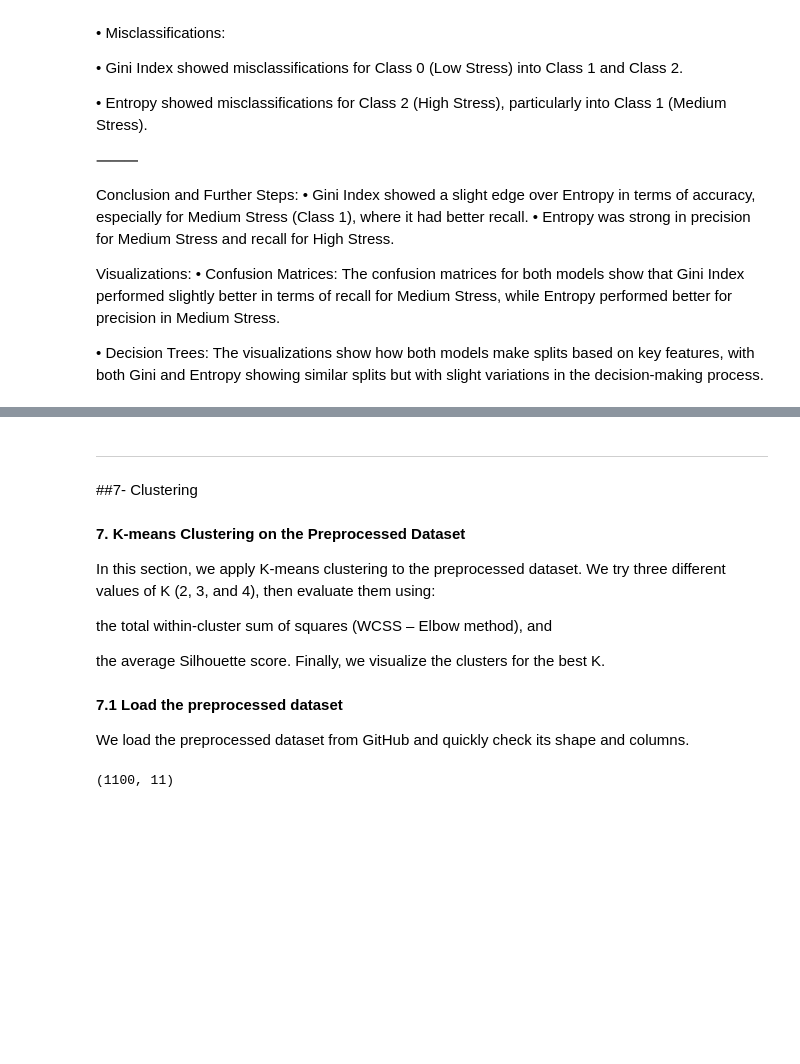
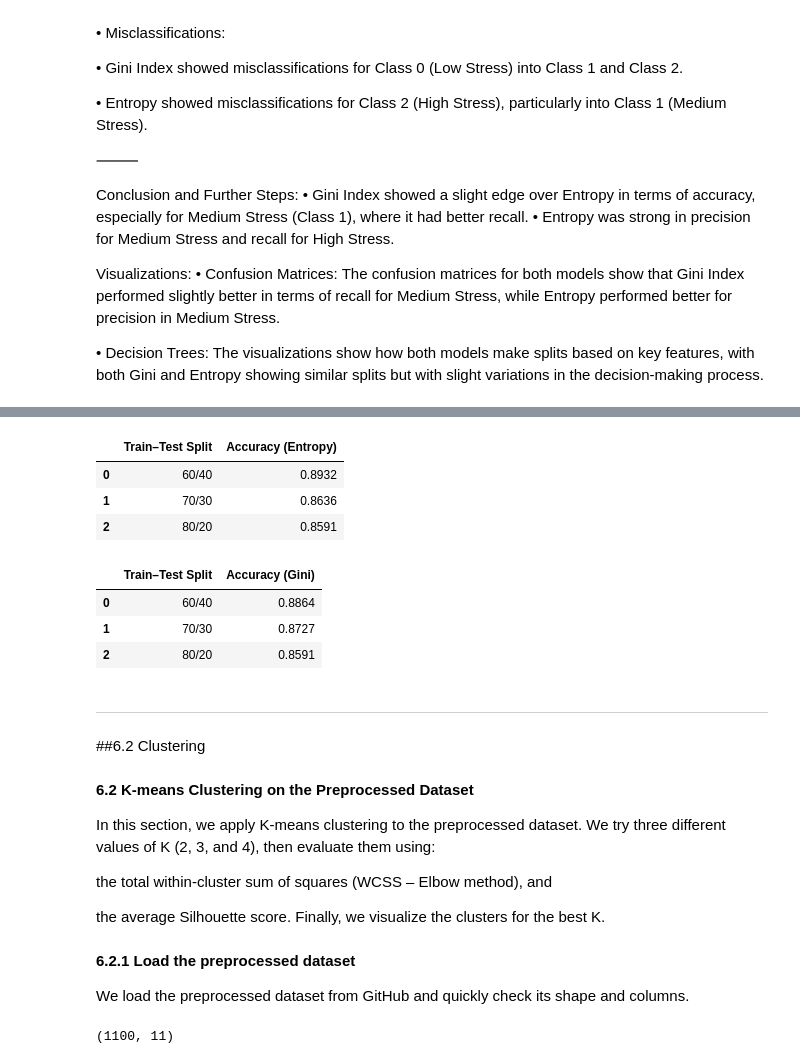
Before and after one commit to LanaAlhussaini/G12.DM, a Jupyter notebook: Phase3.ipynb, the cells around one changed output, grey strips where cells are left out. Drawn from its saved outputs; the diff is of its cells as text; code cells hidden in the pictures; blank space fills up the shorter version.

```diff
--- a/Phase3.ipynb
+++ b/Phase3.ipynb
@@ -1026,11 +988,46 @@ Visualizations:
+# %%
+# Table 1: Entropy
+
+entropy_60_40 = 0.8932
+entropy_70_30 = 0.8636
+entropy_80_20 = 0.8591
+
+entropy_df = pd.DataFrame({
+    'Train–Test Split': ['60/40', '70/30', '80/20'],
+    'Accuracy (Entropy)': [entropy_60_40, entropy_70_30, entropy_80_20]
+})
+
+entropy_df
+# %% [output]
+|  | Train–Test Split | Accuracy (Entropy) |
+| 0 | 60/40 | 0.8932 |
+| 1 | 70/30 | 0.8636 |
+| 2 | 80/20 | 0.8591 |
+# %%
+# Table 2: Gini
+
+gini_60_40 = 0.8864
+gini_70_30 = 0.8727
+gini_80_20 = 0.8591
+
+gini_df = pd.DataFrame({
+    'Train–Test Split': ['60/40', '70/30', '80/20'],
+    'Accuracy (Gini)': [gini_60_40, gini_70_30, gini_80_20]
+})
+gini_df
+# %% [output]
+|  | Train–Test Split | Accuracy (Gini) |
+| 0 | 60/40 | 0.8864 |
+| 1 | 70/30 | 0.8727 |
+| 2 | 80/20 | 0.8591 |
 # %% [markdown]
 
 
 ---
 # %% [markdown]
-##7- Clustering
+##6.2 Clustering
 # %% [markdown]
-**7. K-means Clustering on the Preprocessed Dataset**
+**6.2 K-means Clustering on the Preprocessed Dataset**
 
 In this section, we apply K-means clustering to the preprocessed dataset.
 We try three different values of K (2, 3, and 4), then evaluate them using:
@@ -1040,7 +1037,7 @@ the total within-cluster sum of squares (WCSS – Elbow method), and
 the average Silhouette score.
 Finally, we visualize the clusters for the best K.
 # %% [markdown]
-**7.1 Load the preprocessed dataset**
+**6.2.1 Load the preprocessed dataset**
 
 We load the preprocessed dataset from GitHub and quickly check its shape and columns.
 # %%
```
Also changed, not shown: parts of 20 cells of this notebook.
